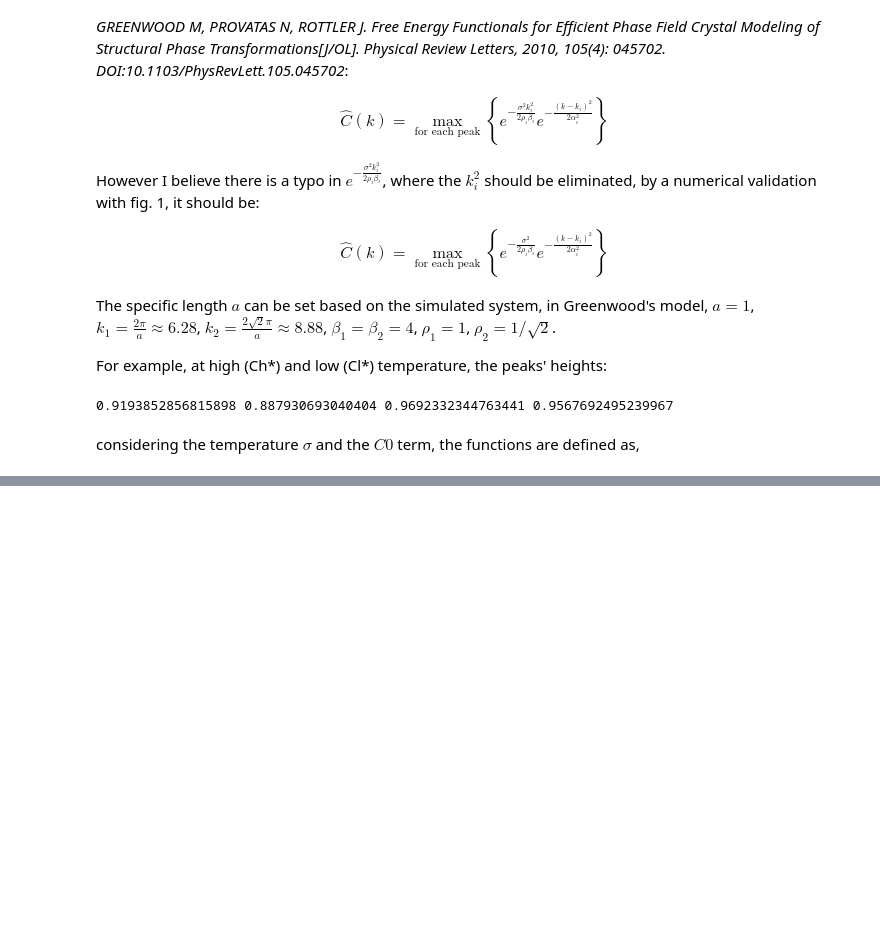
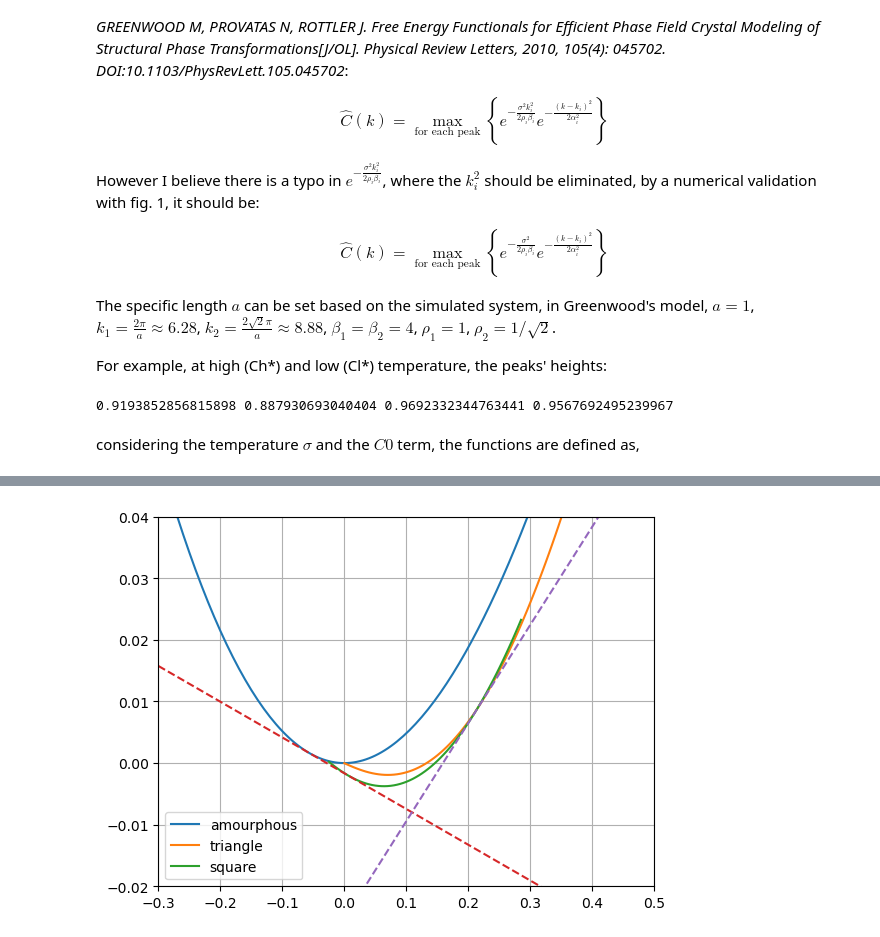
Before and after one commit to vacuumserval/vacuumserval.github.io, a Jupyter notebook: source/phasefield/pfc.ipynb, the cells around one changed output, grey strips where cells are left out. Saved outputs shown, nothing was run; the diff lists cells and outputs as text; code cells hidden in the pictures; blank space fills up the shorter version.

```diff
--- a/source/phasefield/pfc.ipynb
+++ b/source/phasefield/pfc.ipynb
@@ -343,7 +339,7 @@ def ftsig(nlst, eta, chi, C0, sigma):
     C1 = np.exp(-sigma**2/8)
     amax = 1.0
     aunit = 0.0025
-    alim = 0.1
+    alim = 0.01
     alst = np.arange(0, amax+aunit, aunit)
     [a1, n] = np.meshgrid(alst, nlst, indexing='ij')
     fmat = n**2/2-eta*n**3/6+chi*n**4/12 \
@@ -361,7 +357,7 @@ def fssig(nlst, eta, chi, C0, sigma):
     C2 = np.exp(-sigma**2/5.657)
     amax = 1.0
     aunit = 0.0025
-    alim = int(0.1/aunit)
+    alim = int(0.01/aunit)
     alst = np.arange(0, amax+aunit, aunit)
     [a1, a2, n] = np.meshgrid(alst, alst, nlst, indexing='ij')
     fmat = n**2/2-eta*n**3/6+chi*n**4/12 \
@@ -378,19 +374,3 @@ def fssig(nlst, eta, chi, C0, sigma):
     ns = nlst[as_index]
     fs = fmin[as_index]
     return(ns, fs)
-
-nlst = np.arange(-0.3, 0.5, 0.01)
-dsig = 0.1
-C0 = 0.0
-eta = 1.0
-chi = 1.0
-for sigma in np.arange(0.6, 1.0+dsig, dsig):
-    [na, fa] = fasig(nlst=nlst, eta=eta, chi=chi, C0=C0)
-    [nt, ft] = ftsig(nlst=nlst, eta=eta, chi=chi, C0=C0, sigma=sigma)
-    [ns, fs] = fssig(nlst=nlst, eta=eta, chi=chi, C0=C0, sigma=sigma)
-    plt.figure()
-    plt.plot(na, fa, label='amourphous')
-    plt.plot(nt, ft, label='triangle')
-    plt.plot(ns, fs, label='square')
-    plt.grid()
-    plt.legend()
@@ -403,0 +379,69 @@ for sigma in np.arange(0.6, 1.0+dsig, dsig):
+# %%
+from scipy.interpolate import splrep, splev
+
+def cmmComp(n1, f1, n2, f2):
+    l1 = np.size(n1)
+    l2 = np.size(n2)
+    if (l1<2 or l2<2):
+        return(100, 100, 0, 0, 0, 0)
+    spl1 = splrep(n1, f1)
+    spl2 = splrep(n2, f2)
+    slp1 = splev(n1, spl1, der=1)
+    slp2 = splev(n2, spl2, der=1)
+    [m_n1, m_n2] = np.meshgrid(n1, n2, indexing='ij')
+    [m_f1, m_f2] = np.meshgrid(f1, f2, indexing='ij')
+    diff1 = (m_f1-m_f2)/(m_n1-m_n2)
+    diff2 = np.tile(slp1[:, np.newaxis], (1, l2))
+    diff3 = np.tile(slp2, (l1, 1))
+    diff = np.abs(diff1-diff2) + np.abs(diff1-diff3) + np.abs(diff2-diff3)
+    min_value = np.min(diff)
+    min_index = np.argmin(diff)
+    ix, iy = np.unravel_index(min_index, diff.shape)
+    nc1 = n1[ix]
+    nc2 = n2[iy]
+    slope = (f2[iy]-f1[ix])/(nc2-nc1)
+    inter = f2[iy]-slope*nc2
+    nc = np.union1d(n1, n2)
+    lc = nc*slope + inter
+    return(min_value, slope, nc1, nc2, nc, lc)
+
+nlst = np.arange(-0.3, 0.5, 0.005)
+dsig = 0.05
+C0 = 0.0
+eta = 1.0
+chi = 1.0
+lim = 5e-2
+pdat = []
+pdas = []
+pdts = []
+for sigma in np.arange(0.6, 1.0+dsig, dsig):
+    [na, fa] = fasig(nlst=nlst, eta=eta, chi=chi, C0=C0)
+    [nt, ft] = ftsig(nlst=nlst, eta=eta, chi=chi, C0=C0, sigma=sigma)
+    [ns, fs] = fssig(nlst=nlst, eta=eta, chi=chi, C0=C0, sigma=sigma)
+    [ifat, s_at, na_at, nt_at, n_at, l_at] = cmmComp(na, fa, nt, ft)
+    [ifas, s_as, na_as, ns_as, n_as, l_as] = cmmComp(na, fa, ns, fs)
+    [ifts, s_ts, nt_ts, ns_ts, n_ts, l_ts] = cmmComp(nt, ft, ns, fs)
+    plt.figure()
+    plt.plot(na, fa, label='amourphous')
+    plt.plot(nt, ft, label='triangle')
+    plt.plot(ns, fs, label='square')
+    if (ifat<lim):
+        if (s_at<s_as):
+            pdat.append([sigma, na_at, nt_at])
+            plt.plot(n_at, l_at, '--')
+    if (ifas<lim):
+        if (s_as<s_at):
+            pdas.append([sigma, na_as, ns_as])
+            plt.plot(n_as, l_as, '--')
+    if (ifts<lim):
+        plt.plot(n_ts, l_ts, '--')
+        pdts.append([sigma, nt_ts, ns_ts])
+    plt.xlim([-0.3,0.5])
+    plt.ylim([-0.02, 0.04])
+    plt.grid()
+    plt.legend()
+pdat = np.array(pdat)
+pdas = np.array(pdas)
+pdts = np.array(pdts)
+# %% [output]
+[figure, added]
```
Also changed, not shown: parts of 5 cells of this notebook, 31 other files.
